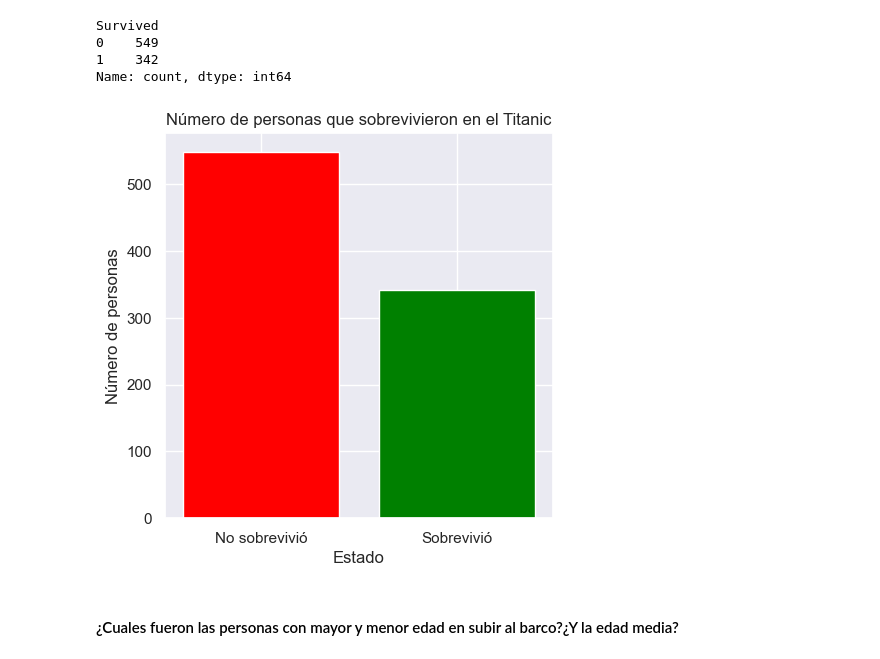
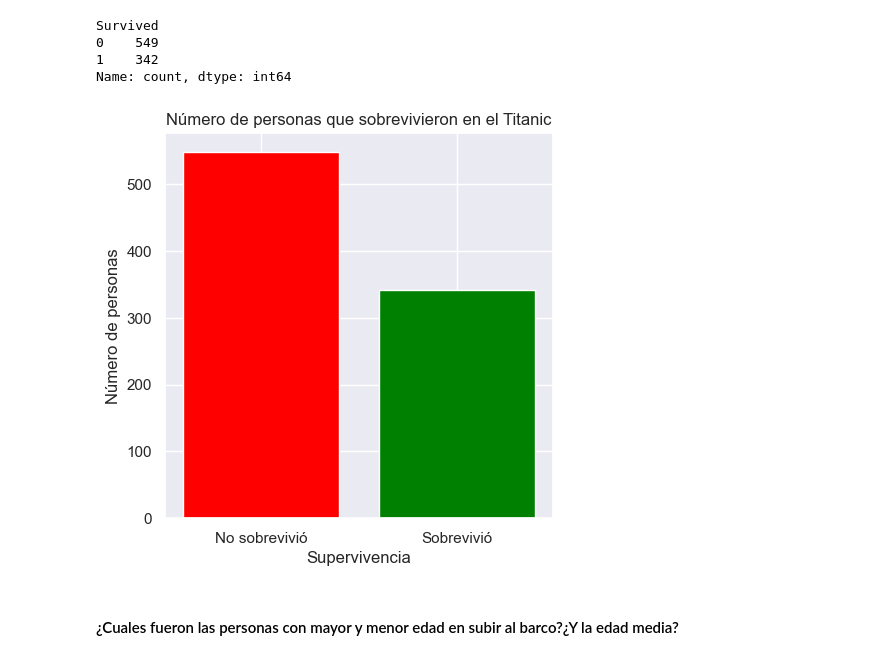
Before and after one commit to JaimeVecina/Ejercicio_Titanic_Proyecto, a Jupyter notebook: Ejercicio_Titanic.ipynb, the cells around one changed output. Cells and saved outputs as stored; diff of their text form; code cells hidden in the pictures.

```diff
--- a/Ejercicio_Titanic.ipynb
+++ b/Ejercicio_Titanic.ipynb
@@ -213,17 +215,17 @@ Name: count, dtype: int64
 # %%
 # Crear un gráfico de barras para reflejarlo de maneras más fácil y visual
 supervivientes = df['Survived'].value_counts()
 supervivientes_columnas = ['No sobrevivió', 'Sobrevivió']
 
 plt.figure(figsize=(5, 5)) # Tamaño uniforme
-plt.bar(supervivientes_columnas, supervivientes, color=['red', 'green']) # Colores caracteristicos
+plt.bar(supervivientes_columnas, supervivientes, color=['red', 'green']) # Colores caracteristicos con la supervivencia
 plt.title('Número de personas que sobrevivieron en el Titanic')
-plt.xlabel('Estado')
+plt.xlabel('Supervivencia')
 plt.ylabel('Número de personas')
 
 plt.show()
 # %% [output]
-[figure, old version]
+[figure, new version]
 # %% [markdown]
 #### ¿Cuales fueron las personas con mayor y menor edad en subir al barco?¿Y la edad media?
 # %%
```
Also changed, not shown: parts of 16 cells of this notebook, 1 other file.
